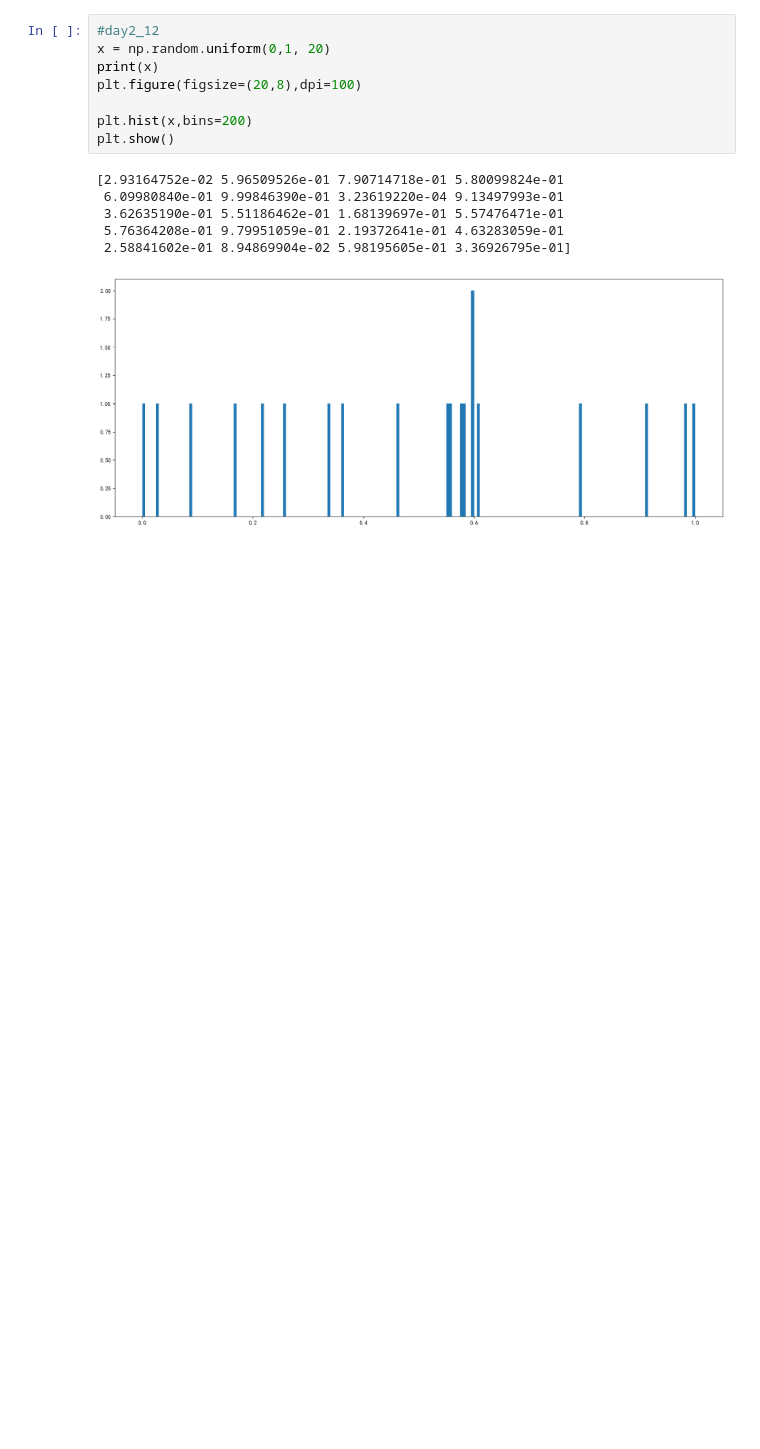
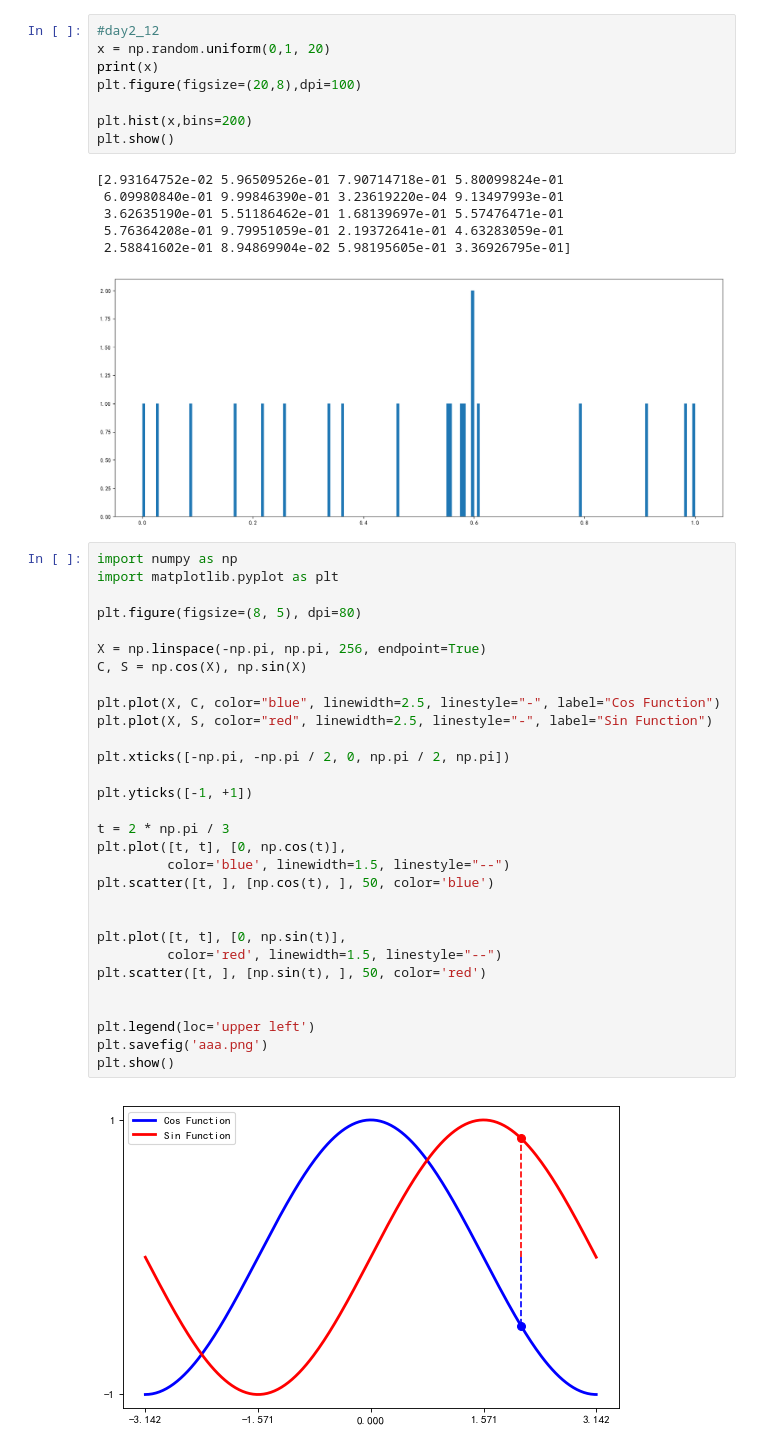
Before and after one commit to create6/Titanic_data, a Jupyter notebook: demo_day2.ipynb, the cells around one changed output. Saved outputs shown, nothing was run; the diff lists cells and outputs as text; blank space fills up the shorter version.

```diff
--- a/demo_day2.ipynb
+++ b/demo_day2.ipynb
@@ -398,3 +398,35 @@ plt.show()
  5.76364208e-01 9.79951059e-01 2.19372641e-01 4.63283059e-01
  2.58841602e-01 8.94869904e-02 5.98195605e-01 3.36926795e-01]
 [figure]
+# %%
+import numpy as np
+import matplotlib.pyplot as plt
+
+plt.figure(figsize=(8, 5), dpi=80)
+
+X = np.linspace(-np.pi, np.pi, 256, endpoint=True)
+C, S = np.cos(X), np.sin(X)
+
+plt.plot(X, C, color="blue", linewidth=2.5, linestyle="-", label="Cos Function")
+plt.plot(X, S, color="red", linewidth=2.5, linestyle="-", label="Sin Function")
+
+plt.xticks([-np.pi, -np.pi / 2, 0, np.pi / 2, np.pi])
+
+plt.yticks([-1, +1])
+
+t = 2 * np.pi / 3
+plt.plot([t, t], [0, np.cos(t)],
+         color='blue', linewidth=1.5, linestyle="--")
+plt.scatter([t, ], [np.cos(t), ], 50, color='blue')
+
+
+plt.plot([t, t], [0, np.sin(t)],
+         color='red', linewidth=1.5, linestyle="--")
+plt.scatter([t, ], [np.sin(t), ], 50, color='red')
+
+
+plt.legend(loc='upper left')
+plt.savefig('aaa.png')
+plt.show()
+# %% [output]
+[figure, added]
```
Also changed, not shown: parts of 6 cells of this notebook, 9 other files.
